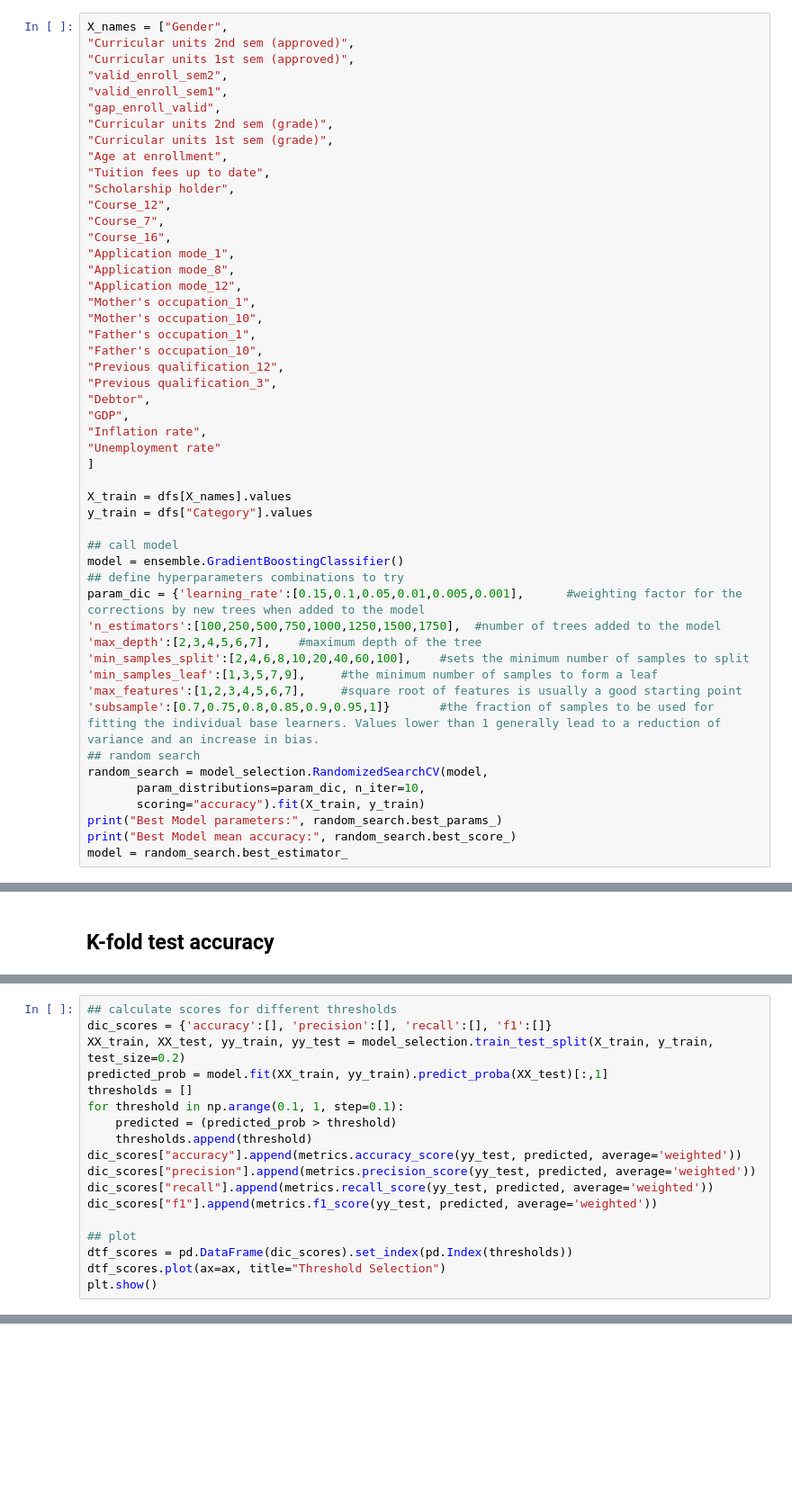
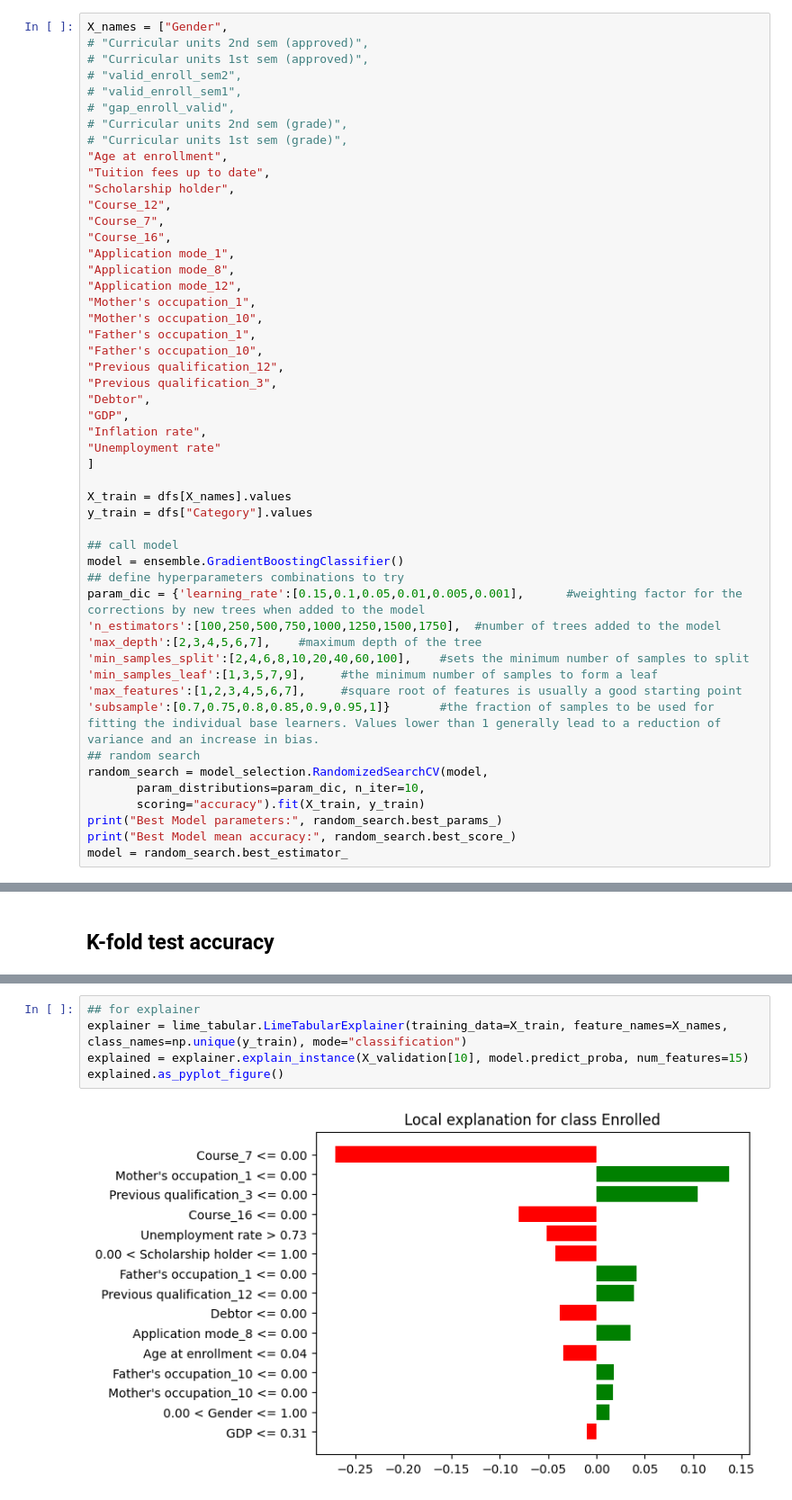
Before and after one commit to old2212/academic_success, a Jupyter notebook: students-dropout/draft_7.ipynb, the cells around one changed output, grey strips where cells are left out. Shown at 90% size. Cells and saved outputs as stored; diff of their text form; blank space fills up the shorter version.

```diff
--- a/students-dropout/draft_7.ipynb
+++ b/students-dropout/draft_7.ipynb
@@ -190,13 +191,13 @@ Text(0.5, 1.0, 'pearson correlation')
 # TRAIN THE MODEL
 # %%
 X_names = ["Gender",
-"Curricular units 2nd sem (approved)",
-"Curricular units 1st sem (approved)",
-"valid_enroll_sem2",
-"valid_enroll_sem1",
-"gap_enroll_valid",
-"Curricular units 2nd sem (grade)",
-"Curricular units 1st sem (grade)",
+# "Curricular units 2nd sem (approved)",
+# "Curricular units 1st sem (approved)",
+# "valid_enroll_sem2",
+# "valid_enroll_sem1",
+# "gap_enroll_valid",
+# "Curricular units 2nd sem (grade)",
+# "Curricular units 1st sem (grade)",
 "Age at enrollment",
 "Tuition fees up to date",
 "Scholarship holder",
@@ -420,18 +420,0 @@ plt.show()
-# %%
-## calculate scores for different thresholds
-dic_scores = {'accuracy':[], 'precision':[], 'recall':[], 'f1':[]}
-XX_train, XX_test, yy_train, yy_test = model_selection.train_test_split(X_train, y_train, test_size=0.2)
-predicted_prob = model.fit(XX_train, yy_train).predict_proba(XX_test)[:,1]
-thresholds = []
-for threshold in np.arange(0.1, 1, step=0.1):
-    predicted = (predicted_prob > threshold)
-    thresholds.append(threshold)
-dic_scores["accuracy"].append(metrics.accuracy_score(yy_test, predicted, average='weighted'))
-dic_scores["precision"].append(metrics.precision_score(yy_test, predicted, average='weighted'))
-dic_scores["recall"].append(metrics.recall_score(yy_test, predicted, average='weighted'))
-dic_scores["f1"].append(metrics.f1_score(yy_test, predicted, average='weighted'))
-
-## plot
-dtf_scores = pd.DataFrame(dic_scores).set_index(pd.Index(thresholds))
-dtf_scores.plot(ax=ax, title="Threshold Selection")
-plt.show()
@@ -439,0 +421,7 @@ TypeError: accuracy_score() got an unexpected keyword argument 'average'
+# %%
+## for explainer
+explainer = lime_tabular.LimeTabularExplainer(training_data=X_train, feature_names=X_names, class_names=np.unique(y_train), mode="classification")
+explained = explainer.explain_instance(X_validation[10], model.predict_proba, num_features=15)
+explained.as_pyplot_figure()
+# %% [output]
+[figure, added]
```
Also changed, not shown: parts of 14 cells of this notebook, 3 other files.
